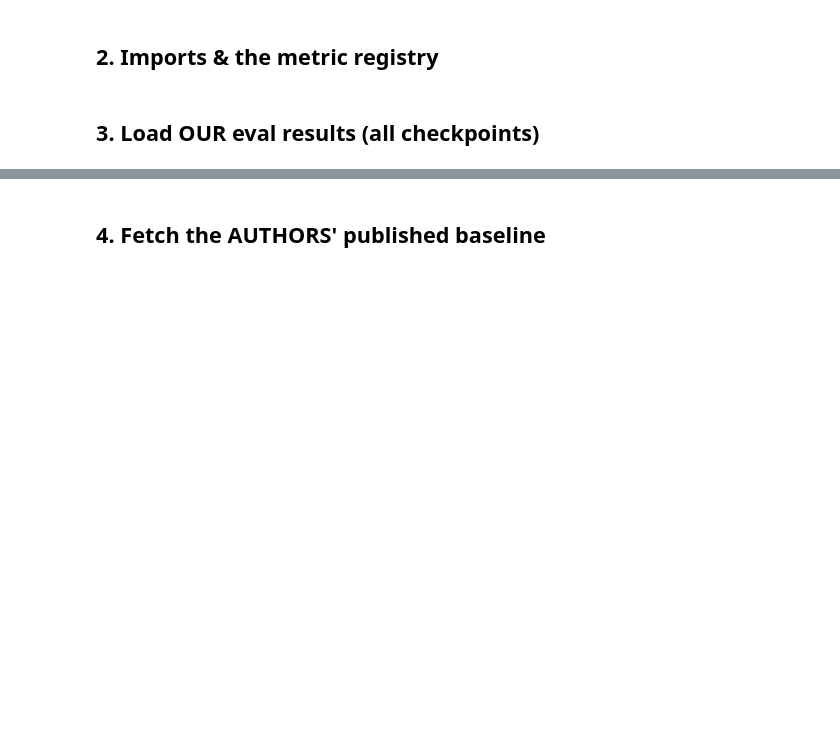
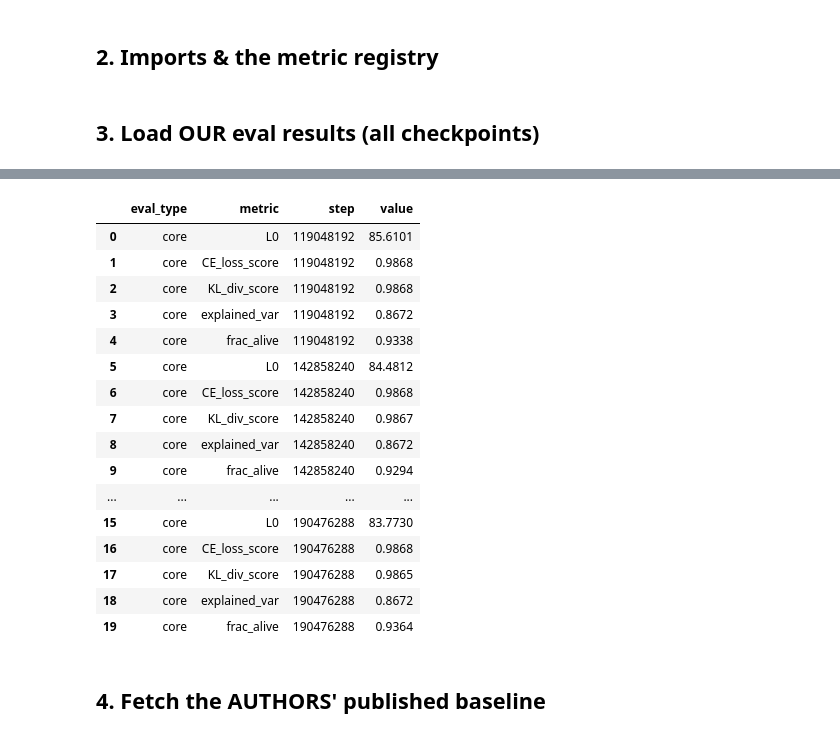
Before and after one commit to smerrill-amd/efficient_sae, a Jupyter notebook: notebooks/saebench_compare.ipynb, the cells around one changed output, grey strips where cells are left out. Drawn from its saved outputs; the diff is of its cells as text; code cells hidden in the pictures; blank space fills up the shorter version.

```diff
--- a/notebooks/saebench_compare.ipynb
+++ b/notebooks/saebench_compare.ipynb
@@ -151,35 +181,54 @@ def extract_metrics(eval_type: str, result_json: dict) -> dict:
 # %% [markdown]
 ## 3. Load OUR eval results (all checkpoints)
 # %%
-EVAL_DIR = OUR_OUTPUT_DIR / "eval_results"
-assert EVAL_DIR.exists(), (
-    f"{EVAL_DIR} not found. Run experiments/eval_saebench.sh for {MEMBER} first."
-)
-
 # eval_results/<eval_type>/<tag>_<member>_step_<STEP>_custom_sae_eval_results.json
 step_re = re.compile(r"_step_(\d+)_")
 
-rows = []
-for path in sorted(glob.glob(str(EVAL_DIR / "*" / "*_eval_results.json"))):
-    p = Path(path)
-    eval_type = p.parent.name
-    if eval_type not in METRIC_REGISTRY:
-        continue
-    sm = step_re.search(p.name)
-    if sm is None or MEMBER not in p.name:
-        continue  # not one of ours
-    step = int(sm.group(1))
-    data = json.loads(p.read_text())
-    for metric, value in extract_metrics(eval_type, data).items():
-        rows.append({"eval_type": eval_type, "metric": metric,
-                     "step": step, "value": value})
 
-ours_long = pd.DataFrame(rows)
-assert not ours_long.empty, f"No parseable result JSONs under {EVAL_DIR}"
+def load_eval_dir(run_dir: Path, member: str, eval_types) -> pd.DataFrame:
+    """Long df (eval_type, metric, step, value) for one run's eval_results/ dir.
 
+    Returns an empty df if the run hasn't been evaluated yet."""
+    eval_dir = run_dir / "eval_results"
+    rows = []
+    if eval_dir.exists():
+        for path in sorted(glob.glob(str(eval_dir / "*" / "*_eval_results.json"))):
+            p = Path(path)
+            eval_type = p.parent.name
+            if eval_type not in eval_types or member not in p.name:
+                continue
+            sm = step_re.search(p.name)
+            if sm is None:
+                continue
+            data = json.loads(p.read_text())
+            for metric, value in extract_metrics(eval_type, data).items():
+                rows.append({"eval_type": eval_type, "metric": metric,
+                             "step": int(sm.group(1)), "value": value})
+    return pd.DataFrame(rows, columns=["eval_type", "metric", "step", "value"])
+
+
+# Load every run that has results. ours_by_prec maps label -> long df.
+ours_by_prec = {}
+for label, d in OURS_RUNS.items():
+    df = load_eval_dir(d, MEMBER, EVAL_TYPES)
+    if df.empty:
+        print(f"  {label:12s} [skipped — no eval results under {d / 'eval_results'}]")
+    else:
+        print(f"  {label:12s} steps={sorted(df['step'].unique())}  "
+              f"evals={sorted(df['eval_type'].unique())}")
+        ours_by_prec[label] = df
+
+assert ours_by_prec, (
+    "No eval results found for ANY run. Run experiments/eval_saebench.sh first "
+    f"(e.g. RUN_DIR=results/saebench_gemma_fp8 MEMBER={MEMBER} ./eval_saebench.sh)."
+)
+
+# Headline / "primary" series: prefer FP8 (the new result), else whatever loaded.
+PRIMARY = "FP8 (ours)" if "FP8 (ours)" in ours_by_prec else next(iter(ours_by_prec))
+ours_long = ours_by_prec[PRIMARY]
 steps = sorted(ours_long["step"].unique())
 final_step = max(steps)
-print(f"Loaded {ours_long['eval_type'].nunique()} eval type(s) "
-      f"across {len(steps)} checkpoint step(s): {steps}")
-print("eval types:", sorted(ours_long['eval_type'].unique()))
+print(f"\nprimary series = {PRIMARY}  (final step {final_step:,}, "
+      f"{len(steps)} checkpoint(s))")
 ours_long.head(20)
+# %% [output]
@@ -186,3 +239,20 @@ ours_long.head(20)
+|  | eval_type | metric | step | value |
+| 0 | core | L0 | 119048192 | 85.6101 |
+| 1 | core | CE_loss_score | 119048192 | 0.9868 |
+| 2 | core | KL_div_score | 119048192 | 0.9868 |
+| 3 | core | explained_var | 119048192 | 0.8672 |
+| 4 | core | frac_alive | 119048192 | 0.9338 |
+| 5 | core | L0 | 142858240 | 84.4812 |
+| 6 | core | CE_loss_score | 142858240 | 0.9868 |
+| 7 | core | KL_div_score | 142858240 | 0.9867 |
+| 8 | core | explained_var | 142858240 | 0.8672 |
+| 9 | core | frac_alive | 142858240 | 0.9294 |
+| ... | ... | ... | ... | ... |
+| 15 | core | L0 | 190476288 | 83.7730 |
+| 16 | core | CE_loss_score | 190476288 | 0.9868 |
+| 17 | core | KL_div_score | 190476288 | 0.9865 |
+| 18 | core | explained_var | 190476288 | 0.8672 |
+| 19 | core | frac_alive | 190476288 | 0.9364 |
 # %% [markdown]
 ## 4. Fetch the AUTHORS' published baseline
 # %%
```
Also changed, not shown: parts of 8 cells of this notebook, 2 other files.
